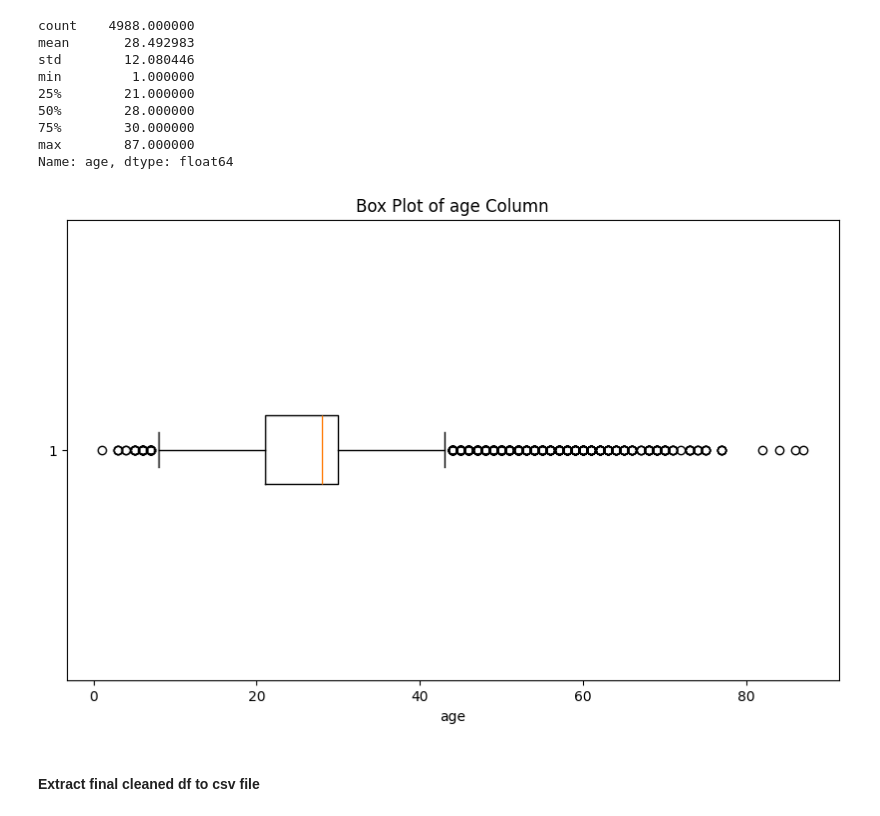
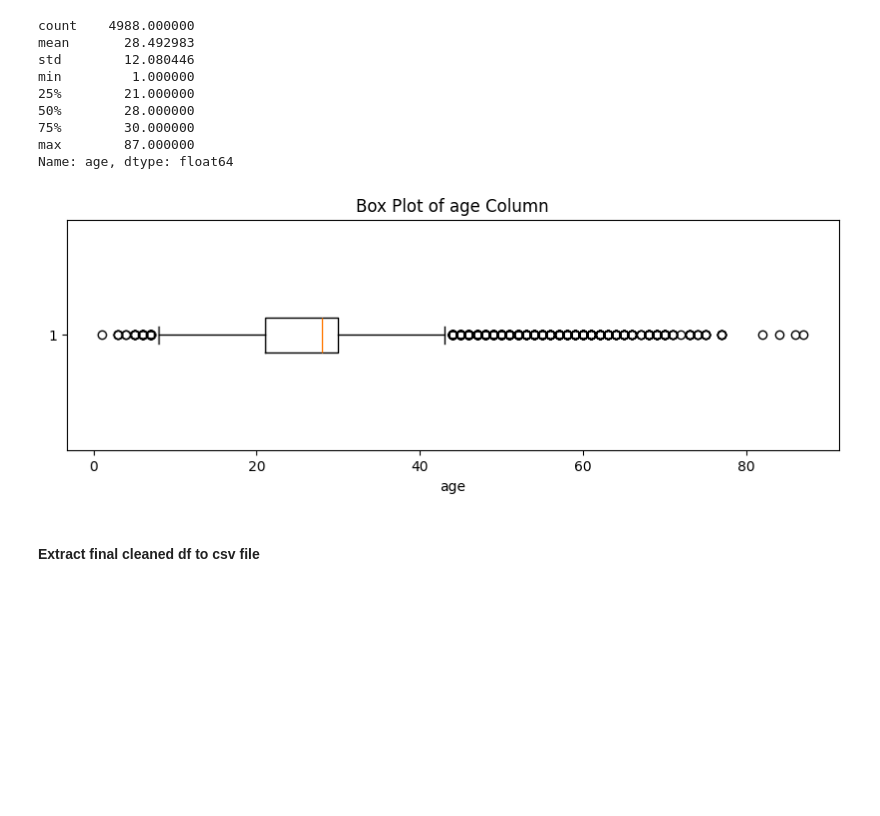
Before and after one commit to NGravereaux/data-cleaning-global-shark-attack, a Jupyter notebook: main.ipynb, the cells around one changed output. Saved outputs shown, nothing was run; the diff lists cells and outputs as text; code cells hidden in the pictures; blank space fills up the shorter version.

```diff
--- a/main.ipynb
+++ b/main.ipynb
@@ -1158,35 +1158,35 @@ def identify_outliers(df, column):
     :param df: pandas DataFrame
     :param column: The name of the column to analyze for outliers
     :return: A DataFrame containing the outliers and a box plot of the column
     """
     # Calculate Q1 (25th percentile) and Q3 (75th percentile)
     Q1 = df[column].quantile(0.25)
     Q3 = df[column].quantile(0.75)
 
     # Calculate the IQR (Interquartile Range)
     IQR = Q3 - Q1
 
     # Define the lower and upper bounds for outliers
     lower_bound = Q1 - 1.5 * IQR
     upper_bound = Q3 + 1.5 * IQR
 
     # Identify outliers
     outliers = df[(df[column] < lower_bound) | (df[column] > upper_bound)]
 
     # Plotting the box plot to visualize outliers
-    plt.figure(figsize=(10, 6))
+    plt.figure(figsize=(10, 3))
     plt.boxplot(df[column], vert=False)
     plt.title(f'Box Plot of {column} Column')
     plt.xlabel(column)
 
     # Return the DataFrame containing outliers
     return plt.show()
 
 
 # Example usage:
 identify_outliers(df, 'age')
 # %% [output]
-[figure, old version]
+[figure, new version]
 # %% [markdown]
 #### Extract final cleaned df to csv file
 # %%
```
Also changed, not shown: 1 other file.
